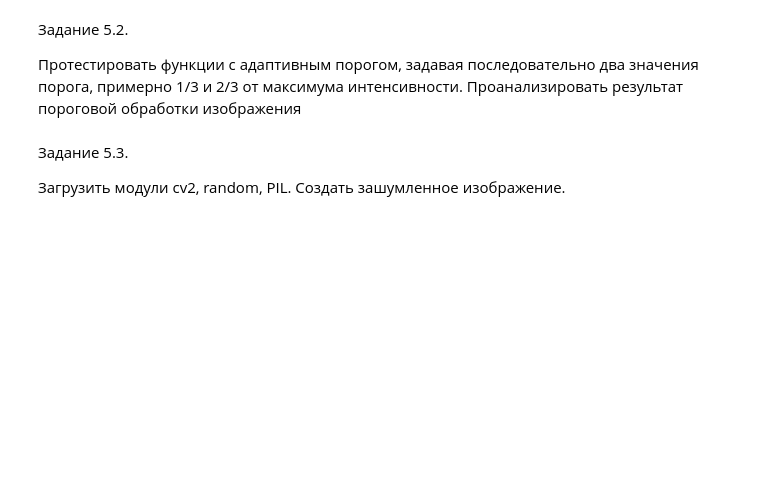
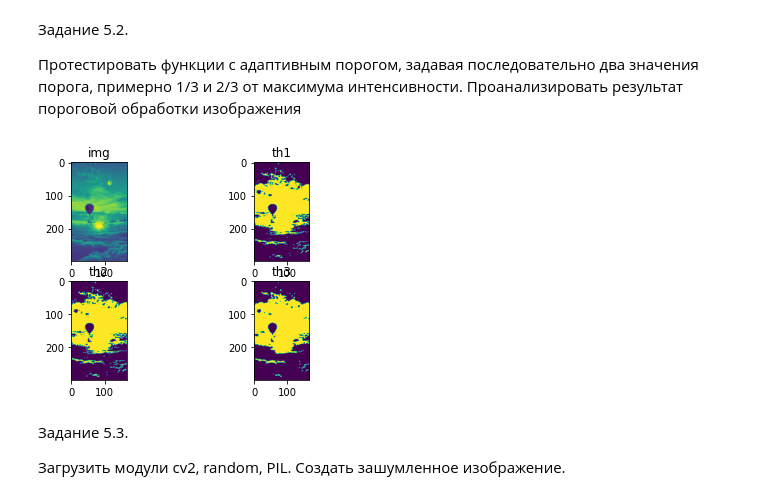
Before and after one commit to obrMaria/TRO_11, a Jupyter notebook: notebook/primers.ipynb, the cells around one changed output. Cells and saved outputs as stored; diff of their text form; code cells hidden in the pictures; blank space fills up the shorter version.

```diff
--- a/notebook/primers.ipynb
+++ b/notebook/primers.ipynb
@@ -40,7 +38,7 @@ from matplotlib import pyplot as plt
 # %%
 img = cv2.imread('ph.jpg')
-imag = cv2.cvtColor(img, cv2.COLOR_BGR2GRAY)
-img = cv2.medianBlur(imag,5)
+img = cv2.cvtColor(img, cv2.COLOR_BGR2GRAY)
+img = cv2.medianBlur(img,5)
 # %%
 ret1,th1 = cv2.threshold(img,127,255,cv2.THRESH_BINARY)
 th2 = cv2.adaptiveThreshold(img,255, cv2.ADAPTIVE_THRESH_MEAN_C,cv2.THRESH_BINARY,11,2)
@@ -49,15 +47,17 @@ titles = ['Original Image', 'Global Thresholding (v = 127)', 'Adaptive Mean Thre
 # %%
 images = [img, th1, th2, th3]
 
-plt.subplot(221), plt.imshow(imag)
+plt.subplot(221), plt.imshow(img)
 plt.title('img')
 plt.subplot(222), plt.imshow(th1)
 plt.title('th1')
 plt.subplot(223), plt.imshow(th2)
 plt.title('th2')
 plt.subplot(224), plt.imshow(th3)
 plt.title('th3')
 plt.show()
+# %% [output]
+[figure, added]
 # %% [markdown]
 Задание 5.3.
 
```
Also changed, not shown: parts of 7 cells of this notebook, 4 other files.
